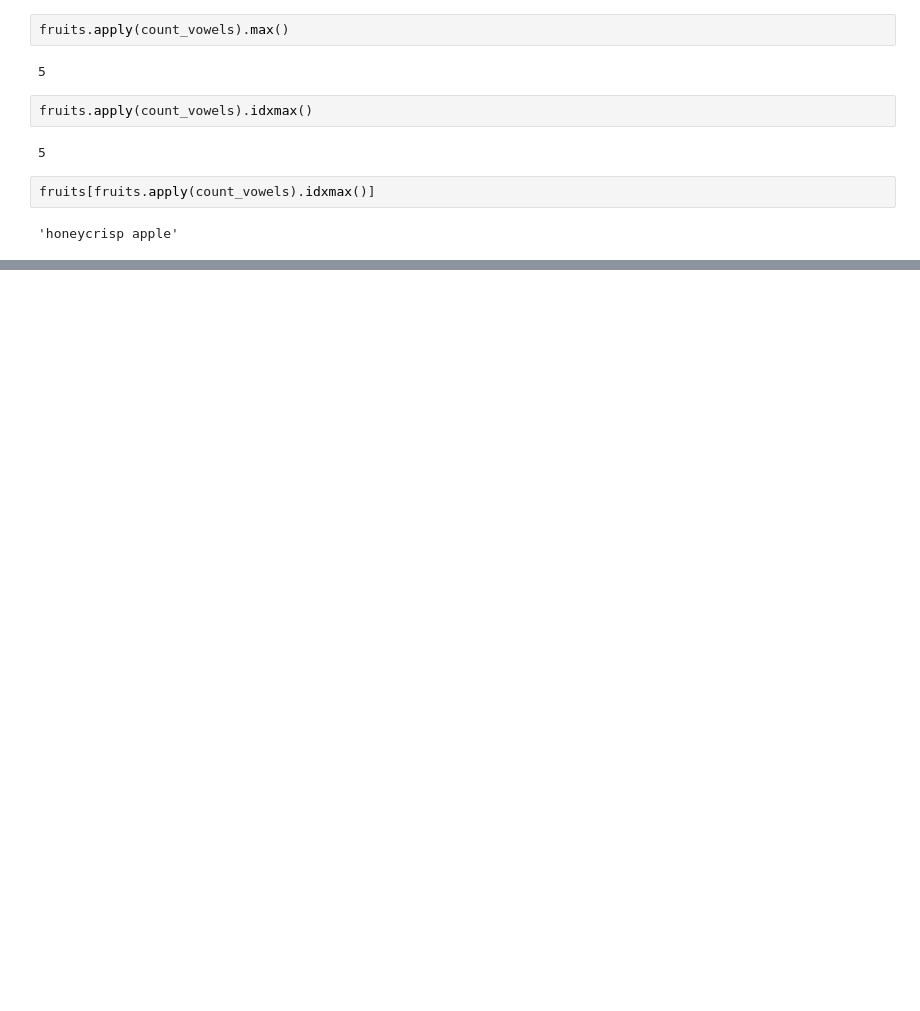
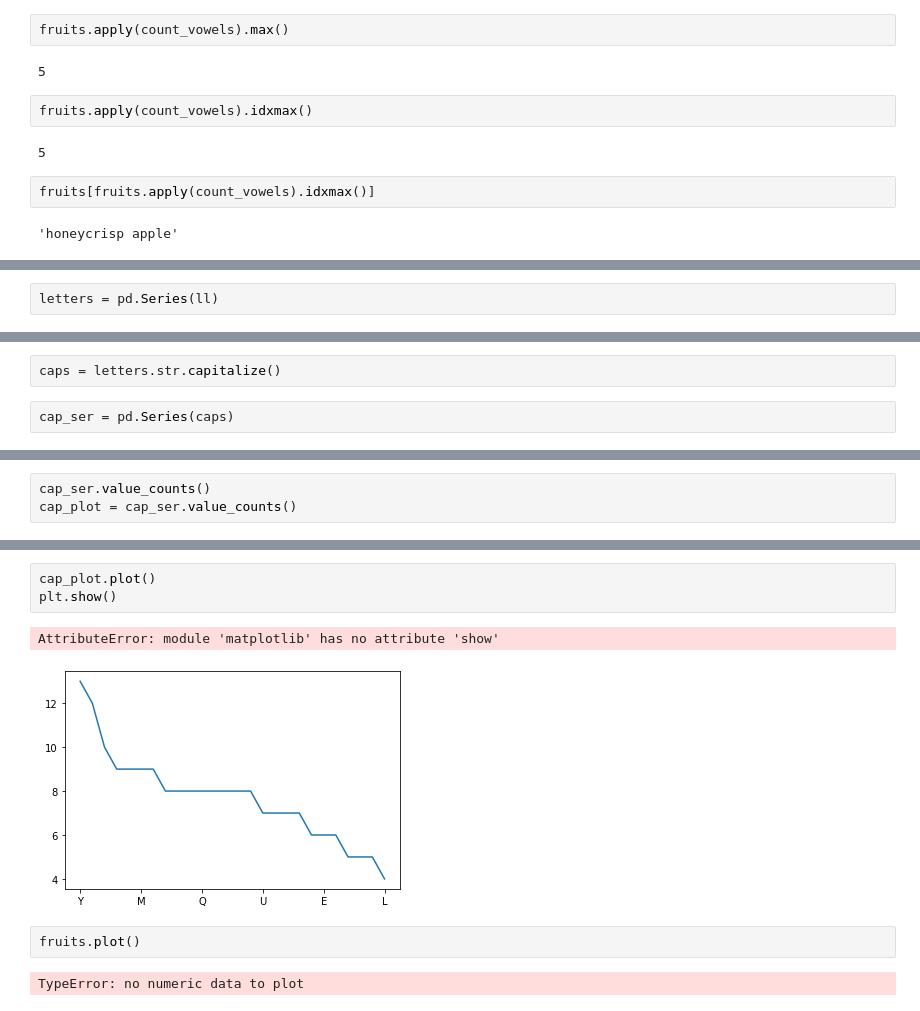
Before and after one commit to Tyler-Applegate/numpy-pandas-visualization-exercises, a Jupyter notebook: pandas_exercises.ipynb, the cells around one changed output, grey strips where cells are left out. Saved outputs shown, nothing was run; the diff lists cells and outputs as text; blank space fills up the shorter version.

```diff
--- a/pandas_exercises.ipynb
+++ b/pandas_exercises.ipynb
@@ -432,0 +441,2 @@ dtype: object
+# %%
+letters = pd.Series(ll)
@@ -432,0 +496,4 @@ dtype: object
+# %%
+caps = letters.str.capitalize()
+# %%
+cap_ser = pd.Series(caps)
@@ -432,0 +515,3 @@ dtype: object
+# %%
+cap_ser.value_counts()
+cap_plot = cap_ser.value_counts()
@@ -432,0 +538,10 @@ dtype: object
+# %%
+cap_plot.plot()
+plt.show()
+# %% [output]
+AttributeError: module 'matplotlib' has no attribute 'show'
+[figure, added]
+# %%
+fruits.plot()
+# %% [output]
+TypeError: no numeric data to plot
```
Also changed, not shown: parts of 18 cells of this notebook, 2 other files.
